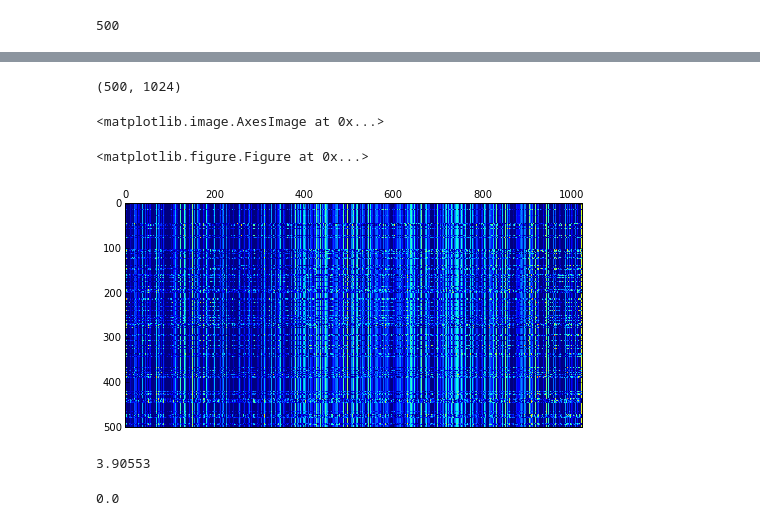
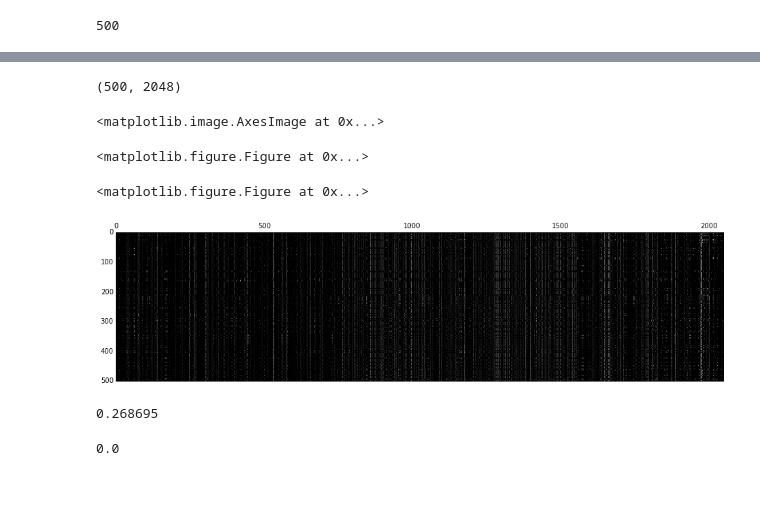
Before and after one commit to jal278/fobj, a Jupyter notebook: analysis.ipynb, the cells around one changed output, grey strips where cells are left out. Drawn from its saved outputs; the diff is of its cells as text; code cells hidden in the pictures; blank space fills up the shorter version.

```diff
--- a/analysis.ipynb
+++ b/analysis.ipynb
@@ -172,7 +172,7 @@ print scores[0][1]
 # %% [output]
 5.7102576001e-09
 # %%
-data = cPickle.load(open("nov49.pkl","rb"))
+data = cPickle.load(open("nov2.pkl","rb"))
 # %%
 garchive,archive,genomes,behaviors = data
 print len(genomes)
@@ -205,17 +206,19 @@ running image rec
 # %%
 beh = np.array(behaviors)
+plt.gray()
 print beh.shape
 plt.figure(figsize=(15,15))
 plt.matshow(beh)
 # %% [output]
-(500, 1024)
+(500, 2048)
 <matplotlib.image.AxesImage at 0x...>
 <matplotlib.figure.Figure at 0x...>
+<matplotlib.figure.Figure at 0x...>
-[figure, old version]
+[figure, new version]
 # %%
 print beh.max()
 # %% [output]
-3.90553
+0.268695
 # %%
 print beh.min()
 # %% [output]
```
Also changed, not shown: parts of 1 cell of this notebook, 4 other files.
